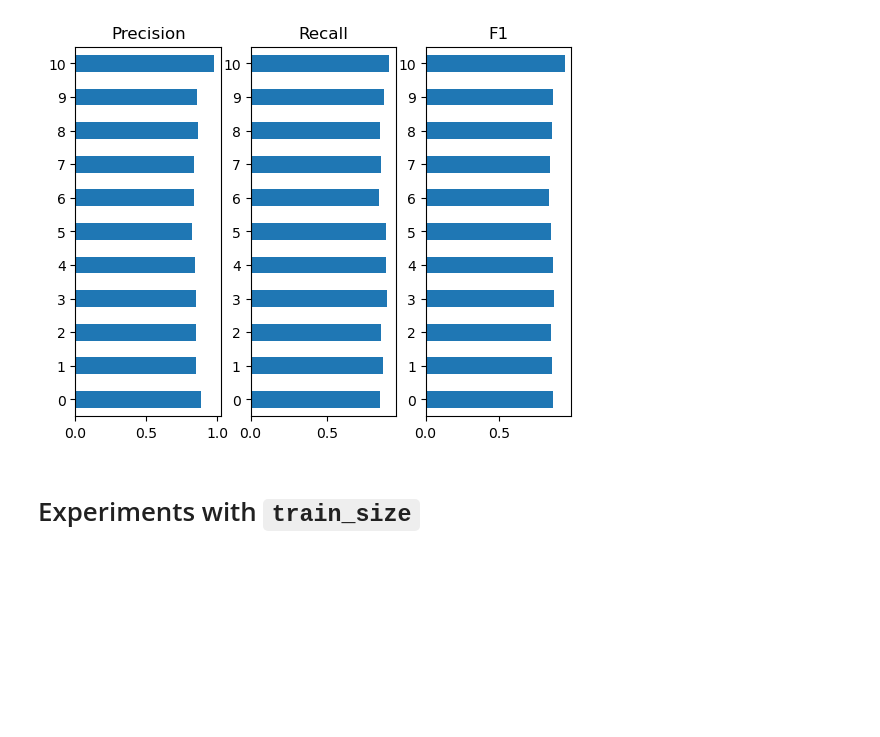
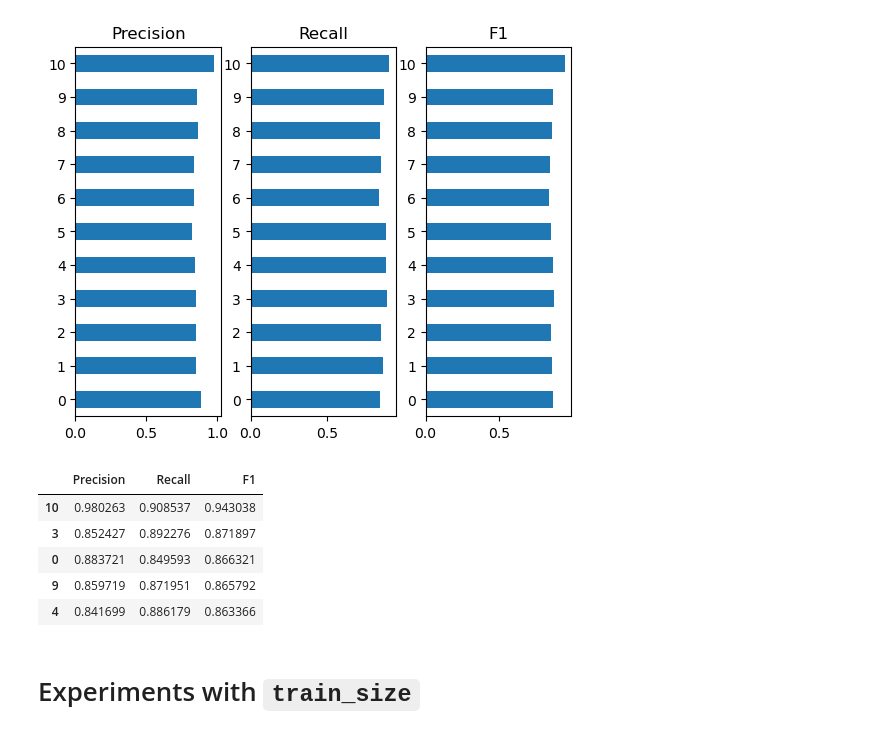
Before and after one commit to ethanyang-sjsu/Cmpe256_CreditCard, a Jupyter notebook: sb_3.ipynb, the cells around one changed output. Saved outputs shown, nothing was run; the diff lists cells and outputs as text; code cells hidden in the pictures; blank space fills up the shorter version.

```diff
--- a/sb_3.ipynb
+++ b/sb_3.ipynb
@@ -147,6 +156,15 @@ Done.
 plot_metrics(weight_df)
 # %% [output]
 [figure]
+# %%
+weight_df.sort_values(by="F1", ascending=False).head()
+# %% [output]
+|  | Precision | Recall | F1 |
+| 10 | 0.980263 | 0.908537 | 0.943038 |
+| 3 | 0.852427 | 0.892276 | 0.871897 |
+| 0 | 0.883721 | 0.849593 | 0.866321 |
+| 9 | 0.859719 | 0.871951 | 0.865792 |
+| 4 | 0.841699 | 0.886179 | 0.863366 |
 # %% [markdown]
 # Experiments with `train_size`
 # %%
```
Also changed, not shown: parts of 2 cells of this notebook.
